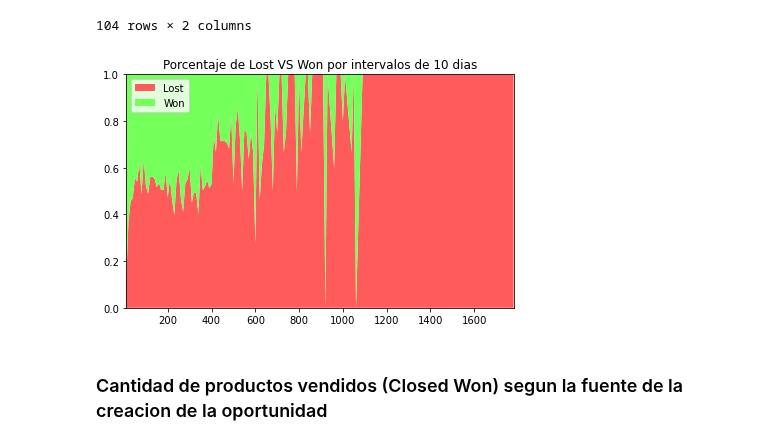
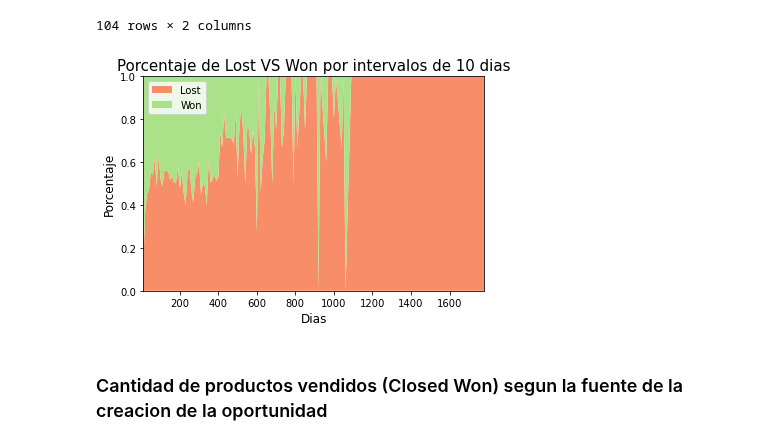
Before and after one commit to FernandoSinisi/Orga-Datos-2C-2020, a Jupyter notebook: TP1/Otros_graficos.ipynb, the cells around one changed output. Cells and saved outputs as stored; diff of their text form; code cells hidden in the pictures.

```diff
--- a/TP1/Otros_graficos.ipynb
+++ b/TP1/Otros_graficos.ipynb
@@ -189,18 +189,20 @@ df_won_vs_lost_cada_10_dias_perc
 # %%
 #rows = len(df_won_vs_lost_cada_10_dias_perc.index + 1)
 #range(0,rows)
-color_map = ["#ff5b5b", "#74ff5b"]
+color_map = ["#F78E69", "#ABE188"]
 plt.stackplot(df_won_vs_lost_cada_10_dias_perc.index,  df_won_vs_lost_cada_10_dias_perc["Lost"],  df_won_vs_lost_cada_10_dias_perc["Won"], labels=['Lost','Won'], colors= color_map)
 plt.legend(loc='upper left')
 plt.margins(0,0)
-plt.title('Porcentaje de Lost VS Won por intervalos de 10 dias')
+plt.title('Porcentaje de Lost VS Won por intervalos de 10 dias', fontsize=15)
+plt.xlabel("Dias", fontsize=12)
+plt.ylabel("Porcentaje", fontsize=12)
 
-#plt.tight_layout()
-#plt.savefig("pngs/porcentaje-oportunidades-lost-won-por-intervalo-10-dias.png")
+plt.tight_layout()
+plt.savefig("pngs/porcentaje-oportunidades-lost-won-por-intervalo-10-dias.png")
 
 plt.show()
 # %% [output]
-[figure, old version]
+[figure, new version]
 # %% [markdown]
 ### Cantidad de productos vendidos (Closed Won) segun la fuente de la creacion de la oportunidad
 # %%
```
Also changed, not shown: parts of 12 cells of this notebook, 9 other files.
